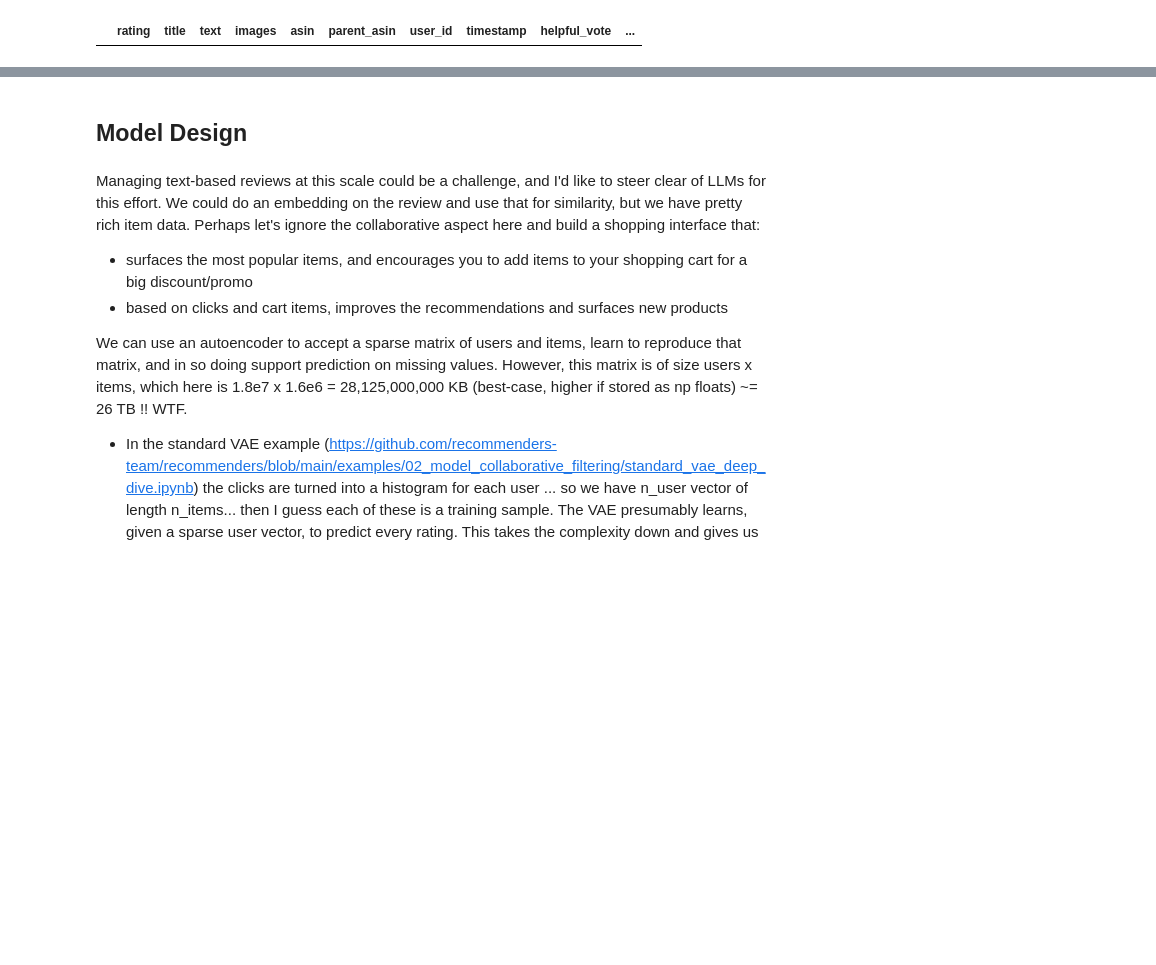
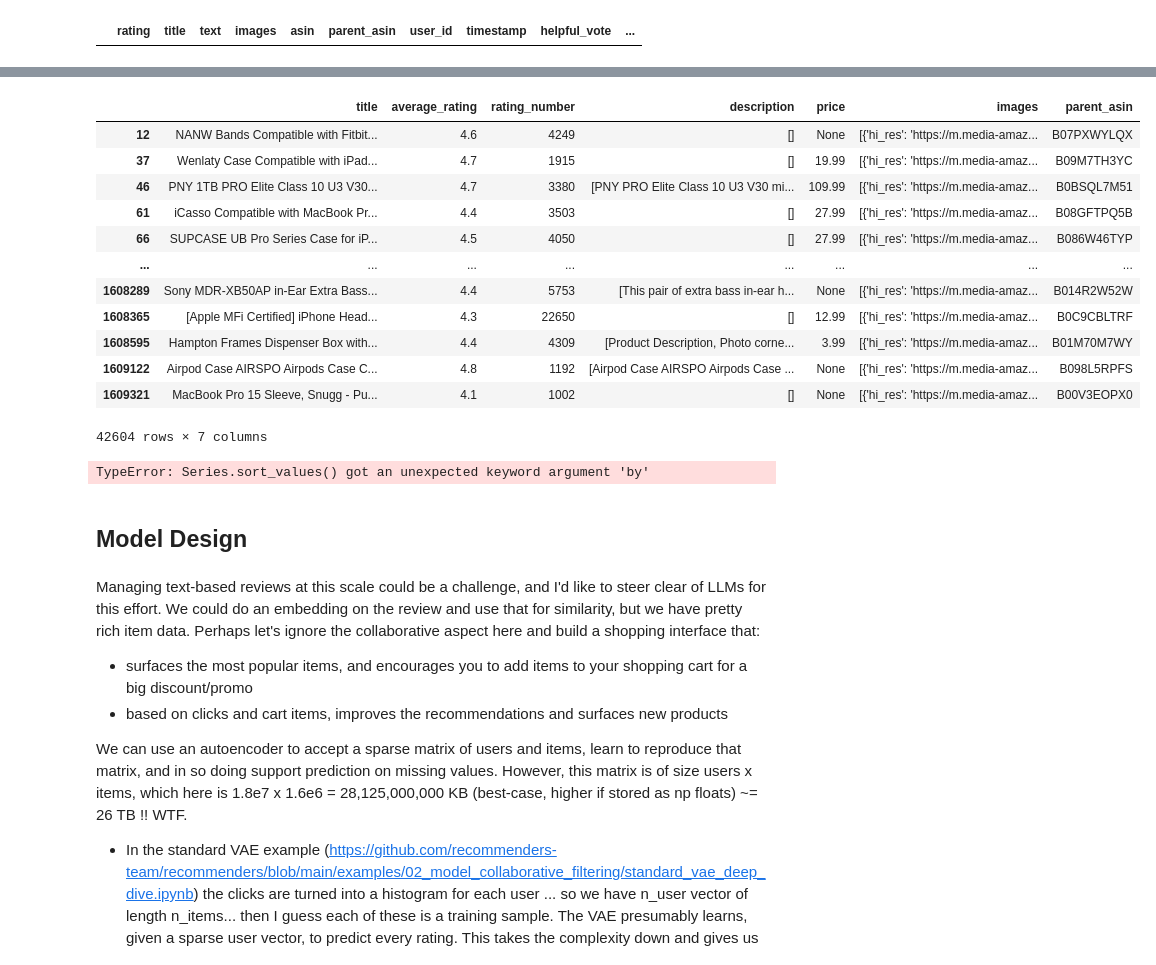
Before and after one commit to auto-d/deepcart, a Jupyter notebook: notebooks/eda.ipynb, the cells around one changed output, grey strips where cells are left out. Cells and saved outputs as stored; diff of their text form; code cells hidden in the pictures; blank space fills up the shorter version.

```diff
--- a/notebooks/eda.ipynb
+++ b/notebooks/eda.ipynb
@@ -163,0 +221,3 @@ reviews[reviews.parent_asin == items.iloc[1].parent_asin]
+# %%
+reviews = pd.read_parquet("../data/2023/Electronics_min.parquet")
+items = pd.read_parquet("../data/2023/meta_Electronics.parquet")
@@ -163,0 +246,5 @@ reviews[reviews.parent_asin == items.iloc[1].parent_asin]
+# %%
+# This is an algo hyper parameter
+min_ratings = 1000
+items = items[items.rating_number > min_ratings]
+len(items)
@@ -163,0 +328,16 @@ reviews[reviews.parent_asin == items.iloc[1].parent_asin]
+# %%
+items
+# %% [output]
+|  | title | average_rating | rating_number | description | price | images | parent_asin |
+| 12 | NANW Bands Compatible with Fitbit... | 4.6 | 4249 | [] | None | [{'hi_res': 'https://m.media-amaz... | B07PXWYLQX |
+| 37 | Wenlaty Case Compatible with iPad... | 4.7 | 1915 | [] | 19.99 | [{'hi_res': 'https://m.media-amaz... | B09M7TH3YC |
+| 46 | PNY 1TB PRO Elite Class 10 U3 V30... | 4.7 | 3380 | [PNY PRO Elite Class 10 U3 V30 mi... | 109.99 | [{'hi_res': 'https://m.media-amaz... | B0BSQL7M51 |
+| 61 | iCasso Compatible with MacBook Pr... | 4.4 | 3503 | [] | 27.99 | [{'hi_res': 'https://m.media-amaz... | B08GFTPQ5B |
+| 66 | SUPCASE UB Pro Series Case for iP... | 4.5 | 4050 | [] | 27.99 | [{'hi_res': 'https://m.media-amaz... | B086W46TYP |
+| ... | ... | ... | ... | ... | ... | ... | ... |
+| 1608289 | Sony MDR-XB50AP in-Ear Extra Bass... | 4.4 | 5753 | [This pair of extra bass in-ear h... | None | [{'hi_res': 'https://m.media-amaz... | B014R2W52W |
+| 1608365 | [Apple MFi Certified] iPhone Head... | 4.3 | 22650 | [] | 12.99 | [{'hi_res': 'https://m.media-amaz... | B0C9CBLTRF |
+| 1608595 | Hampton Frames Dispenser Box with... | 4.4 | 4309 | [Product Description, Photo corne... | 3.99 | [{'hi_res': 'https://m.media-amaz... | B01M70M7WY |
+| 1609122 | Airpod Case AIRSPO Airpods Case C... | 4.8 | 1192 | [Airpod Case AIRSPO Airpods Case ... | None | [{'hi_res': 'https://m.media-amaz... | B098L5RPFS |
+| 1609321 | MacBook Pro 15 Sleeve, Snugg - Pu... | 4.1 | 1002 | [] | None | [{'hi_res': 'https://m.media-amaz... | B00V3EOPX0 |
+42604 rows × 7 columns
@@ -164,3 +347,7 @@ reviews[reviews.parent_asin == items.iloc[1].parent_asin]
+# %%
+x, _, _ = ui_matrix.gen_affinity_matrix()
+# %% [output]
+TypeError: Series.sort_values() got an unexpected keyword argument 'by'
 # %% [markdown]
 ## Model Design
 # %% [markdown]
```
Also changed, not shown: parts of 41 cells of this notebook, 2 other files.
